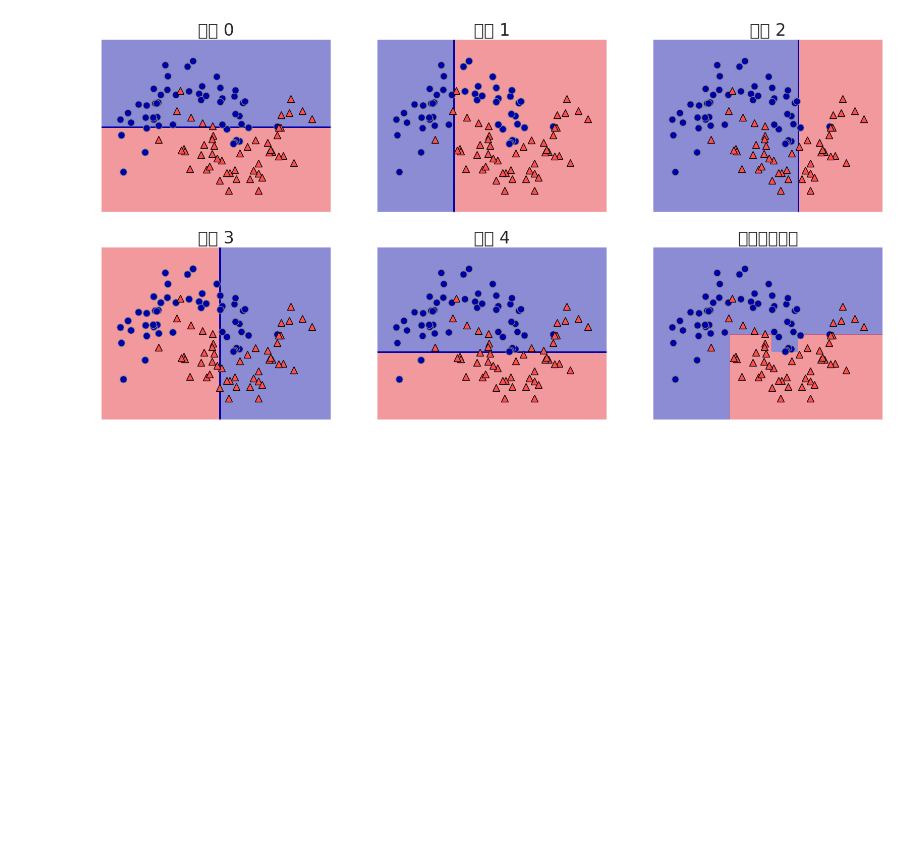
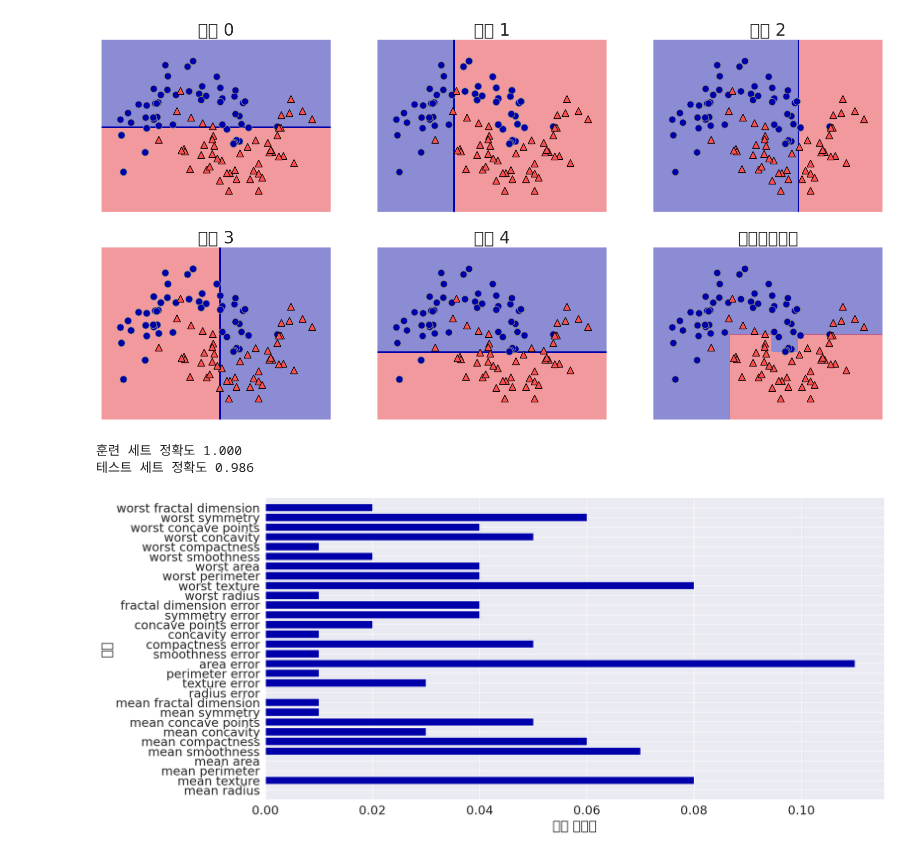
Before and after one commit to 201ssc/python_test1, a Jupyter notebook: 2_3_6_결정_트리의_앙상블.ipynb, the cells around one changed output. Cells and saved outputs as stored; diff of their text form; code cells hidden in the pictures; blank space fills up the shorter version.

```diff
--- a/2_3_6_결정_트리의_앙상블.ipynb
+++ b/2_3_6_결정_트리의_앙상블.ipynb
@@ -352,3 +352,22 @@ mglearn.discrete_scatter(Xm[:, 0], X[:, 1], ym)
 plt.show()
 # %% [output]
 [figure]
+# %%
+ada = AdaBoostClassifier(n_estimators=100, random_state=42)
+ada.fit(Xc_train, yc_train)
+
+print("훈련 세트 정확도 {:.3f}".format(ada.score(Xc_train, yc_train)))
+print("테스트 세트 정확도 {:.3f}".format(ada.score(Xc_test, yc_test)))
+# %% [output]
+훈련 세트 정확도 1.000
+테스트 세트 정확도 0.986
+# %%
+plt.figure(figsize=(20, 10))
+plt.barh(range(n_features), ada.feature_importances_, align='center')
+plt.yticks(np.arange(n_features), cancer.feature_names)
+plt.xlabel("특성 중요도")
+plt.ylabel("특성")
+plt.ylim(-1, n_features)
+plt.show()
+# %% [output]
+[figure, added]
```
Also changed, not shown: parts of 4 cells of this notebook.
